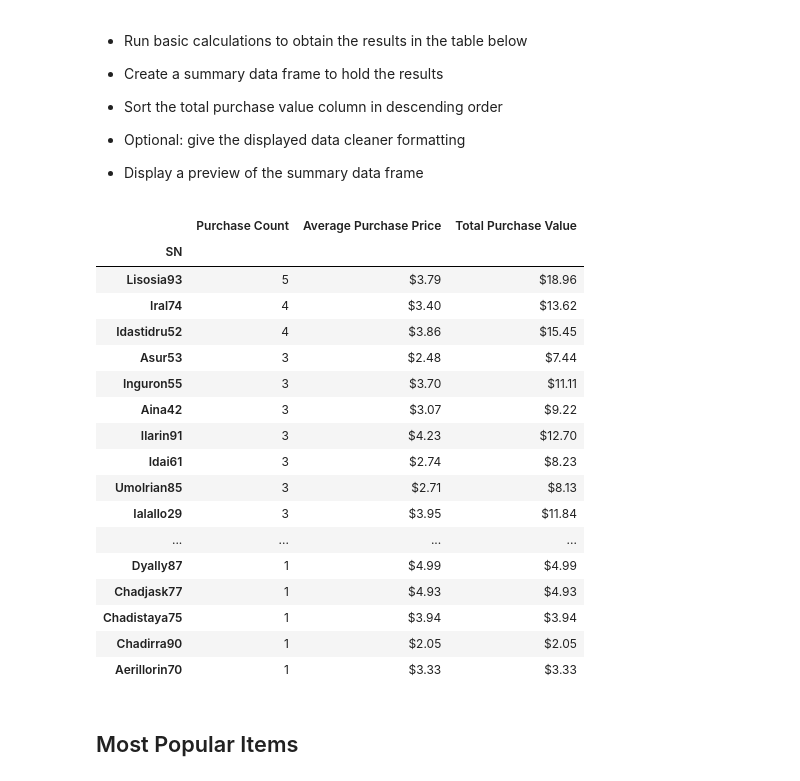
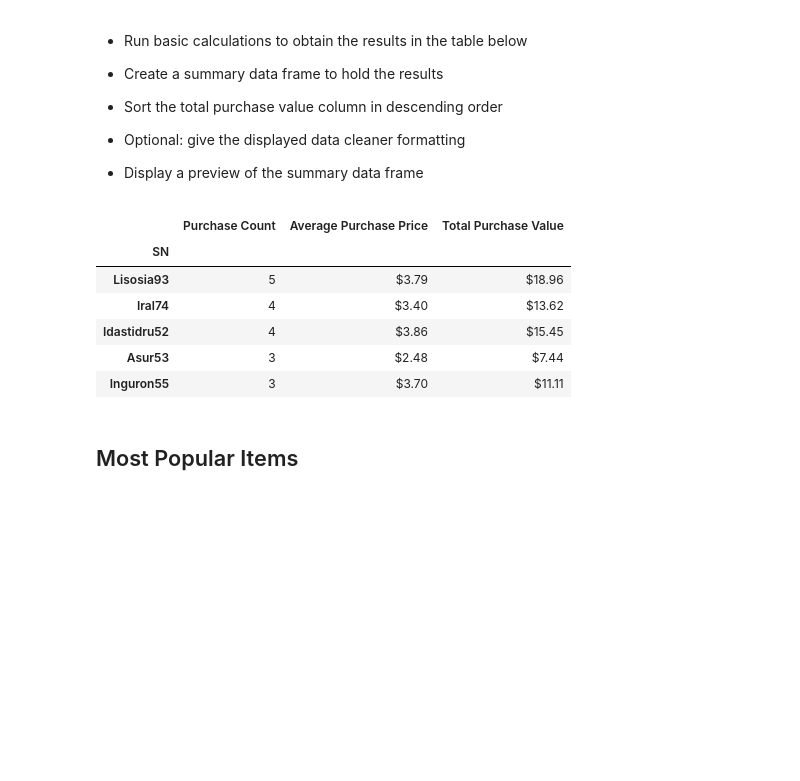
Before and after one commit to lauragabrielson/Pandas_Challenge, a Jupyter notebook: HeroesOfPymoli/HeroesOfPymoli_starter.ipynb, the cells around one changed output. Drawn from its saved outputs; the diff is of its cells as text; code cells hidden in the pictures; blank space fills up the shorter version.

Commit message:
fix top spenders

```diff
--- a/HeroesOfPymoli/HeroesOfPymoli_starter.ipynb
+++ b/HeroesOfPymoli/HeroesOfPymoli_starter.ipynb
@@ -251,31 +251,23 @@ age_avg_df.style.format({"Average Purchase Price": "${:.2f}", "Total Purchase Va
 # %%
 group_spenders_df = purchase_data_df.groupby(["SN"])
 top_purchase_count = group_spenders_df["Purchase ID"].count()
 top_avg_price = group_spenders_df["Price"].mean()
 top_total_purchase = group_spenders_df["Price"].sum()
 top_spenders_df = pd.DataFrame({"Purchase Count": top_purchase_count,
                                     "Average Purchase Price": top_avg_price,
                                     "Total Purchase Value": top_total_purchase})
-top_spenders_df.sort_values("Purchase Count", ascending=False).style.format({"Average Purchase Price": "${:.2f}", "Total Purchase Value": "${:.2f}"})
+#top_spenders_df.sort_values("Purchase Count", ascending=False).style.format({"Average Purchase Price": "${:.2f}", "Total Purchase Value": "${:.2f}"})
+
+
+top_spenders_df.sort_values("Purchase Count", ascending=False).head().style.format({"Average Purchase Price": "${:.2f}", "Total Purchase Value": "${:.2f}"})
 # %% [output]
 |  | Purchase Count | Average Purchase Price | Total Purchase Value |
 | SN |  |  |  |
 | Lisosia93 | 5 | $3.79 | $18.96 |
 | Iral74 | 4 | $3.40 | $13.62 |
 | Idastidru52 | 4 | $3.86 | $15.45 |
 | Asur53 | 3 | $2.48 | $7.44 |
 | Inguron55 | 3 | $3.70 | $11.11 |
-| Aina42 | 3 | $3.07 | $9.22 |
-| Ilarin91 | 3 | $4.23 | $12.70 |
-| Idai61 | 3 | $2.74 | $8.23 |
-| Umolrian85 | 3 | $2.71 | $8.13 |
-| Ialallo29 | 3 | $3.95 | $11.84 |
-| ... | ... | ... | ... |
-| Dyally87 | 1 | $4.99 | $4.99 |
-| Chadjask77 | 1 | $4.93 | $4.93 |
-| Chadistaya75 | 1 | $3.94 | $3.94 |
-| Chadirra90 | 1 | $2.05 | $2.05 |
-| Aerillorin70 | 1 | $3.33 | $3.33 |
 # %% [markdown]
 ## Most Popular Items
 # %% [markdown]
```
